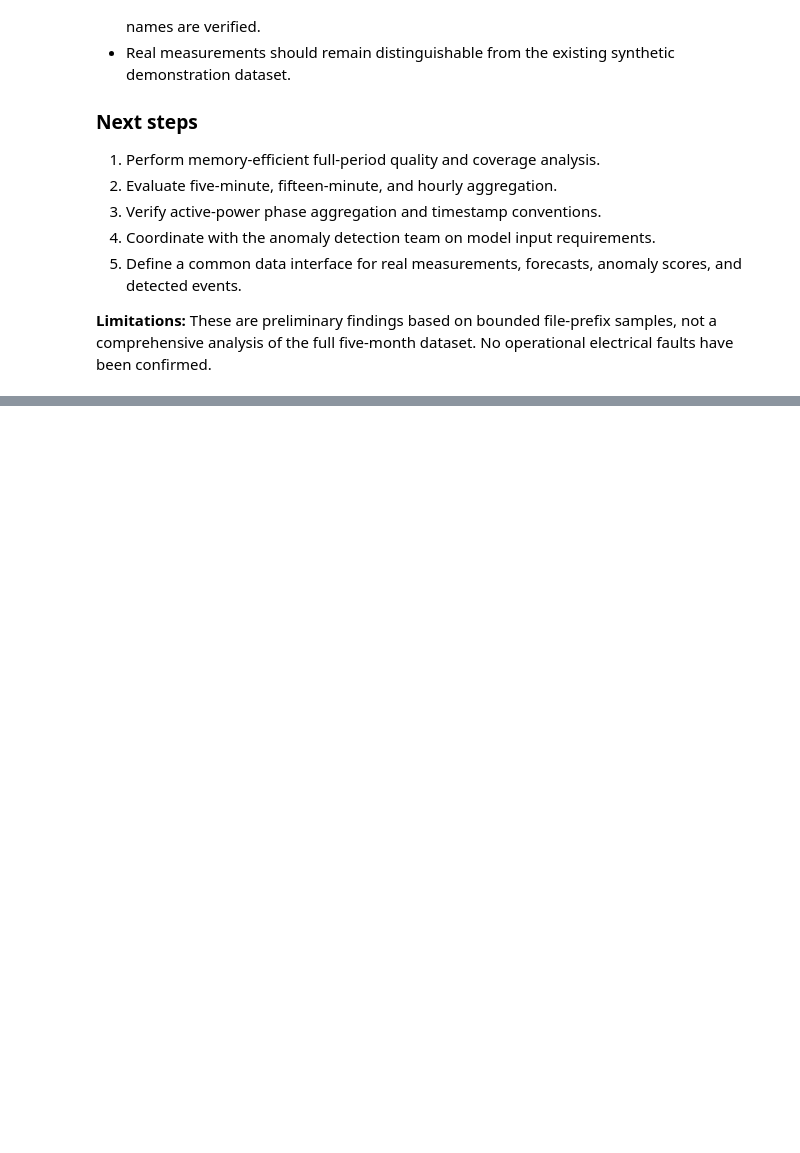
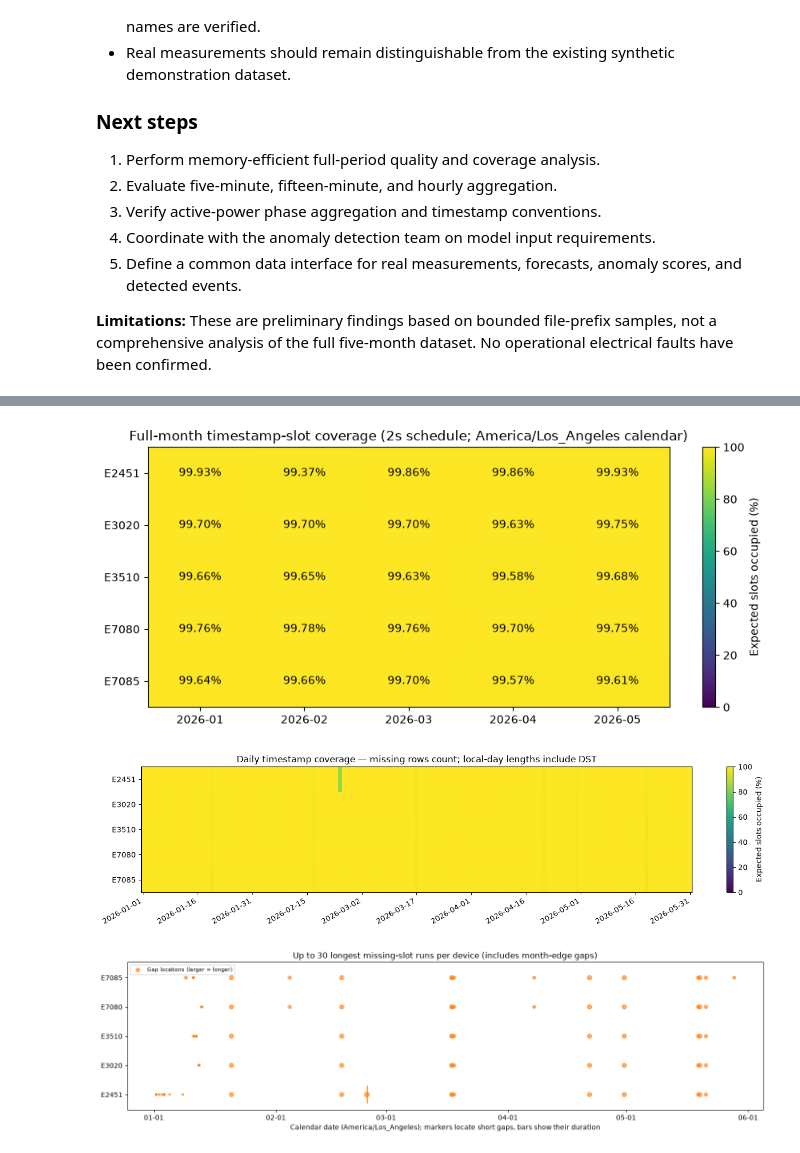
Before and after one commit to DSC-Capstone-Azimuth-AI/prototype-dashboard-team, a Jupyter notebook: notebooks/01_derconnect_data_exploration.ipynb, the cells around one changed output, grey strips where cells are left out. Saved outputs shown, nothing was run; the diff lists cells and outputs as text; code cells hidden in the pictures; blank space fills up the shorter version.

Commit message:
Add full-dataset quality checks and temporal aggregation EDA

```diff
--- a/notebooks/01_derconnect_data_exploration.ipynb
+++ b/notebooks/01_derconnect_data_exploration.ipynb
@@ -256,0 +313,18 @@ Bounded prefix: Haojian_Data/E2451/E2451_2026-01.csv limited: True
+# %%
+FULL_RESULT = None  # Do not retain stale results if a repeated scan fails.
+if FG_DATA_PATH is None or not Path(FG_DATA_PATH).is_file():
+    print('Full dataset unavailable. Configure DATA_PATH in Section A. No full-data findings generated.')
+else:
+    FULL_RESULT = scan_archive(
+        FG_DATA_PATH, devices=FG_DEVICES, months=FG_MONTHS,
+        calendar_tz=FG_CALENDAR_TZ, cadence_s=FG_CADENCE_SECONDS,
+        chunksize=FG_CHUNK_ROWS, minimum_coverage=FG_MIN_VALID_COVERAGE,
+        phase_review=FG_PHASE_REVIEW, detail_device=FG_DETAIL_DEVICE,
+        detail_start=FG_DETAIL_START, detail_hours=FG_DETAIL_HOURS,
+        max_detail_rows=FG_MAX_DETAIL_ROWS, max_gaps_per_month=FG_MAX_GAPS_PER_MONTH)
+    meta = FULL_RESULT['metadata']
+    print(f"EOF reached for {meta['complete_files']} CSVs; expected {meta['expected_files']} device/month files.")
+    if meta['unrecognized_csvs']:
+        print('Unrecognized/out-of-scope CSVs (not scanned):', meta['unrecognized_csvs'])
+    print('All retained results are temporary Python objects; no datasets/reports were saved.')
+    print('Total active power:', 'enabled by documented phase review' if FULL_RESULT['total_enabled'] else 'unavailable — phase-sum assumptions unverified')
@@ -256,0 +432,54 @@ Bounded prefix: Haojian_Data/E2451/E2451_2026-01.csv limited: True
+# %%
+if FULL_RESULT is not None:
+    matrix = FULL_RESULT['summary'].pivot(index='device', columns='month', values='coverage_pct').reindex(index=FG_DEVICES, columns=FG_MONTHS)
+    fig, ax = plt.subplots(figsize=(9, 4))
+    image = ax.imshow(matrix.to_numpy(), vmin=0, vmax=100, cmap='viridis', aspect='auto')
+    ax.set_xticks(range(len(matrix.columns)), matrix.columns)
+    ax.set_yticks(range(len(matrix.index)), matrix.index)
+    for r in range(len(matrix.index)):
+        for c in range(len(matrix.columns)):
+            value = matrix.iloc[r, c]
+            ax.text(c, r, f'{value:.2f}%', ha='center', va='center', color='black' if value > 60 else 'white')
+    ax.set_title(f'Full-month timestamp-slot coverage ({FG_CADENCE_SECONDS}s schedule; {FG_CALENDAR_TZ} calendar)')
+    fig.colorbar(image, ax=ax, label='Expected slots occupied (%)')
+    plt.tight_layout(); plt.show()
+
+    daily_matrix = FULL_RESULT['daily'].pivot(index='device', columns='date', values='coverage_pct').reindex(index=FG_DEVICES)
+    fig, ax = plt.subplots(figsize=(14, 3.5))
+    image = ax.imshow(daily_matrix.to_numpy(), vmin=0, vmax=100, cmap='viridis', aspect='auto')
+    ticks = np.arange(0, len(daily_matrix.columns), max(1, len(daily_matrix.columns)//10))
+    ax.set_xticks(ticks, [daily_matrix.columns[i] for i in ticks], rotation=30, ha='right')
+    ax.set_yticks(range(len(daily_matrix.index)), daily_matrix.index)
+    ax.set_title('Daily timestamp coverage — missing rows count; local-day lengths include DST')
+    fig.colorbar(image, ax=ax, label='Expected slots occupied (%)')
+    plt.tight_layout(); plt.show()
+
+    # All gap counts are retained; show at most 30 longest runs per device.
+    fgaps = FULL_RESULT['gaps']
+    fig, ax = plt.subplots(figsize=(14, 4))
+    for y, device in enumerate(FG_DEVICES):
+        shown = fgaps.loc[fgaps.device.eq(device)].nlargest(30, 'duration_s')
+        if len(shown):
+            sizes = 8 + 12*np.log10(np.maximum(shown.duration_s.to_numpy()/FG_CADENCE_SECONDS, 1))
+            ax.scatter(mdates.date2num(shown.start_utc.dt.to_pydatetime()), np.full(len(shown), y),
+                       s=sizes, color='tab:orange', alpha=.65, label='Gap locations (larger = longer)' if y == 0 else None)
+        for gap in shown.itertuples():
+            left = mdates.date2num(gap.start_utc.to_pydatetime())
+            width = (gap.end_utc-gap.start_utc).total_seconds()/86400
+            ax.broken_barh([(left, width)], (y-.3, .6), facecolors='tab:orange')
+    ax.set_yticks(range(len(FG_DEVICES)), FG_DEVICES)
+    ax.xaxis_date()
+    ax.xaxis.set_major_locator(mdates.AutoDateLocator(tz=ZoneInfo(FG_CALENDAR_TZ)))
+    ax.xaxis.set_major_formatter(mdates.DateFormatter('%m-%d', tz=ZoneInfo(FG_CALENDAR_TZ)))
+    ax.set_title('Up to 30 longest missing-slot runs per device (includes month-edge gaps)')
+    ax.set_xlabel(f'Calendar date ({FG_CALENDAR_TZ}); markers locate short gaps, bars show their duration')
+    ax.legend(loc='upper left', fontsize=8)
+    plt.tight_layout(); plt.show()
+    display(fgaps.nlargest(20, 'duration_s'))
+    observation_gaps = FULL_RESULT['observation_gaps']
+    print('Elapsed recording gaps (>1.5 × configured cadence); unlike slot holes, these measure time between actual readings:')
+    display(observation_gaps.nlargest(20, 'duration_s'))
+# %% [output]
+[figure, added]
+[figure, added]
+[figure, added]
```
Also changed, not shown: parts of 12 cells of this notebook, 5 other files.
